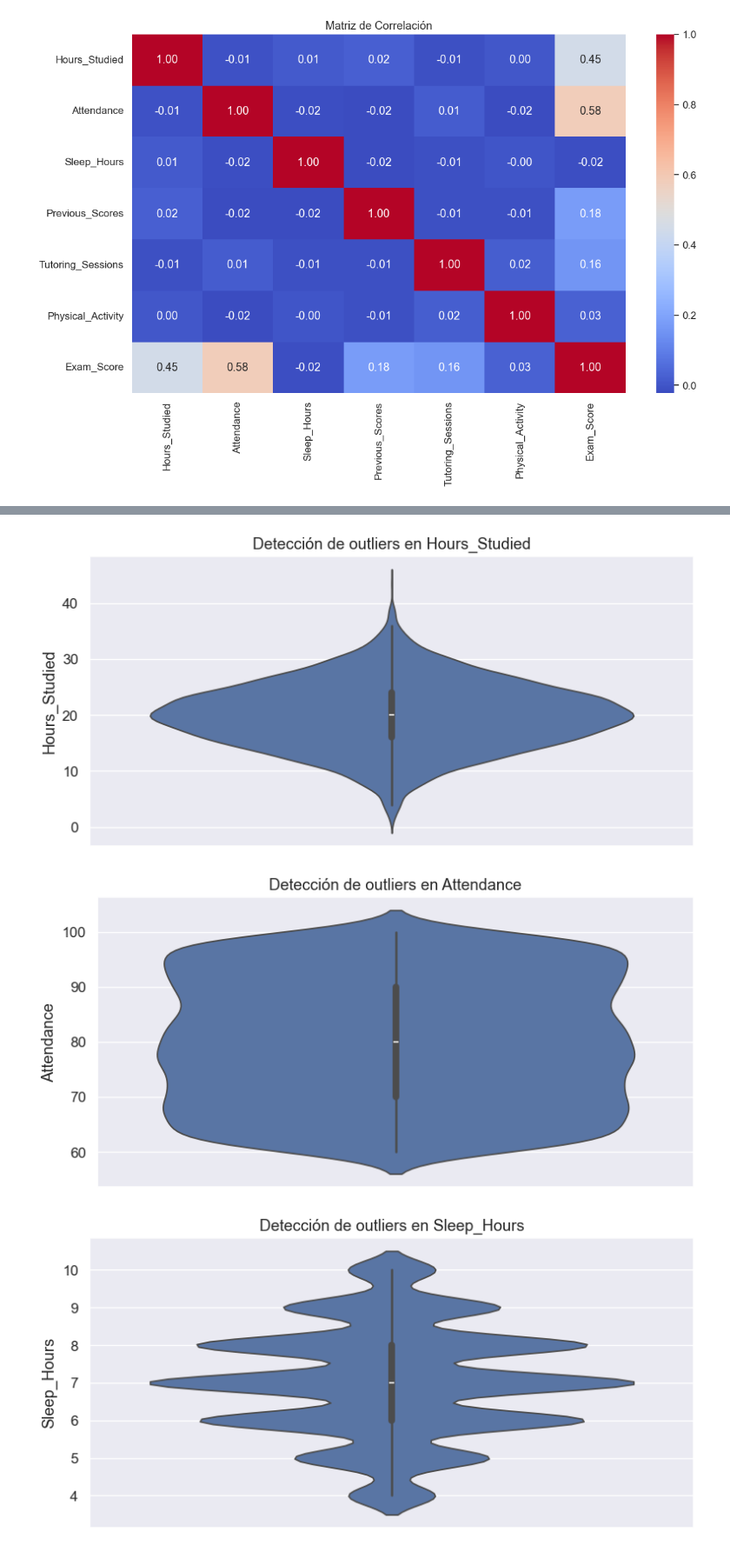
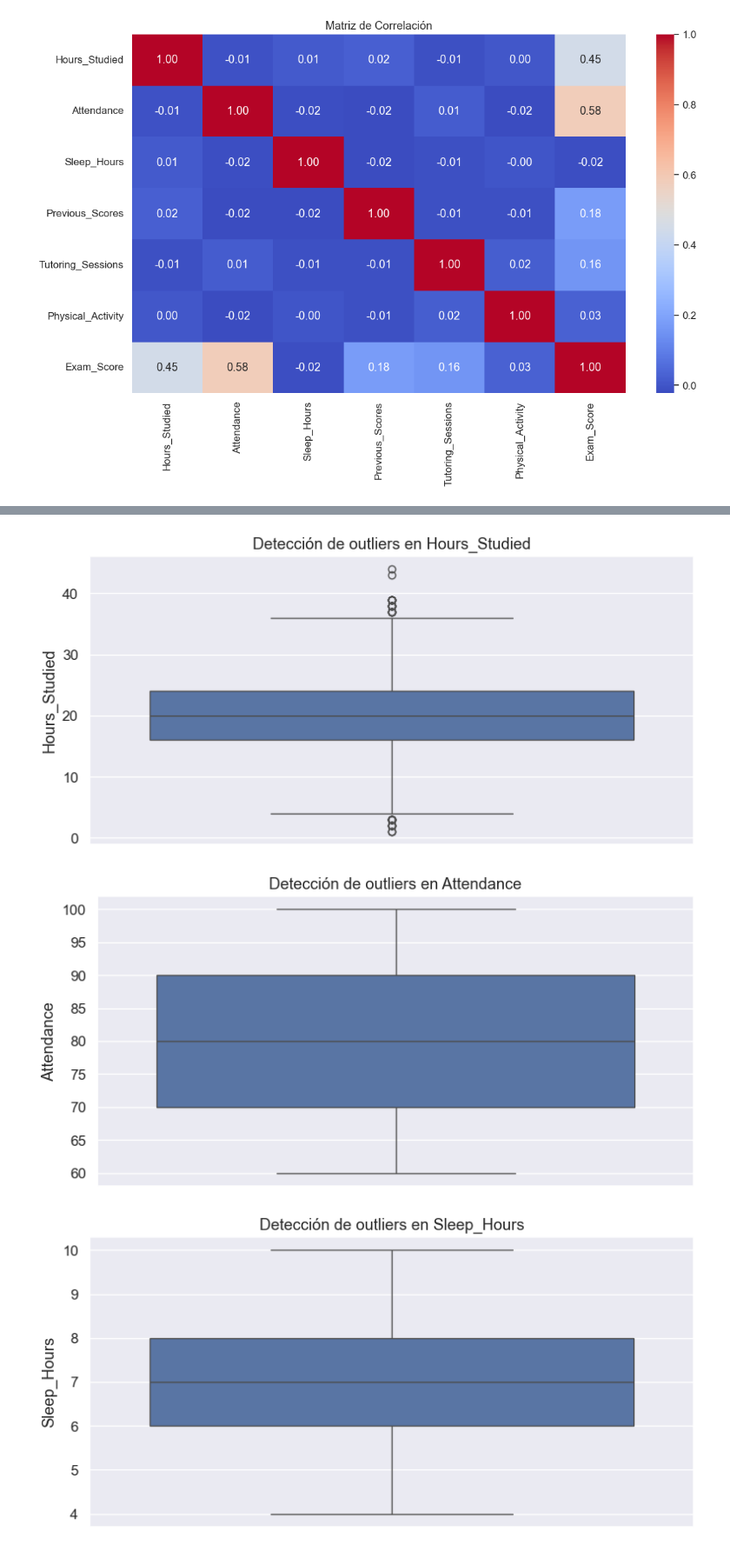
Before and after one commit to JamesDroide/student-performance-predictor, a Jupyter notebook: notebooks/1_data_exploration.ipynb, the cells around one changed output, grey strips where cells are left out. Shown at 87% size. Cells and saved outputs as stored; diff of their text form; code cells hidden in the pictures.

```diff
--- a/notebooks/1_data_exploration.ipynb
+++ b/notebooks/1_data_exploration.ipynb
@@ -159,12 +257,12 @@ plt.show()
 # %%
-# 8. Valores atípicos (outliers visuales)
+# 9. Valores atípicos (outliers visuales)
 for col in num_cols:
     plt.figure(figsize=(8, 4))
-    sns.violinplot(data=df, y=col)
+    sns.boxplot(data=df, y=col)
     plt.title(f'Detección de outliers en {col}')
     plt.tight_layout()
     plt.show()
 # %% [output]
-[figure, old version]
+[figure, new version]
-[figure, old version]
+[figure, new version]
-[figure, old version]
+[figure, new version]
```
Also changed, not shown: parts of 14 cells of this notebook, 9 other files.
